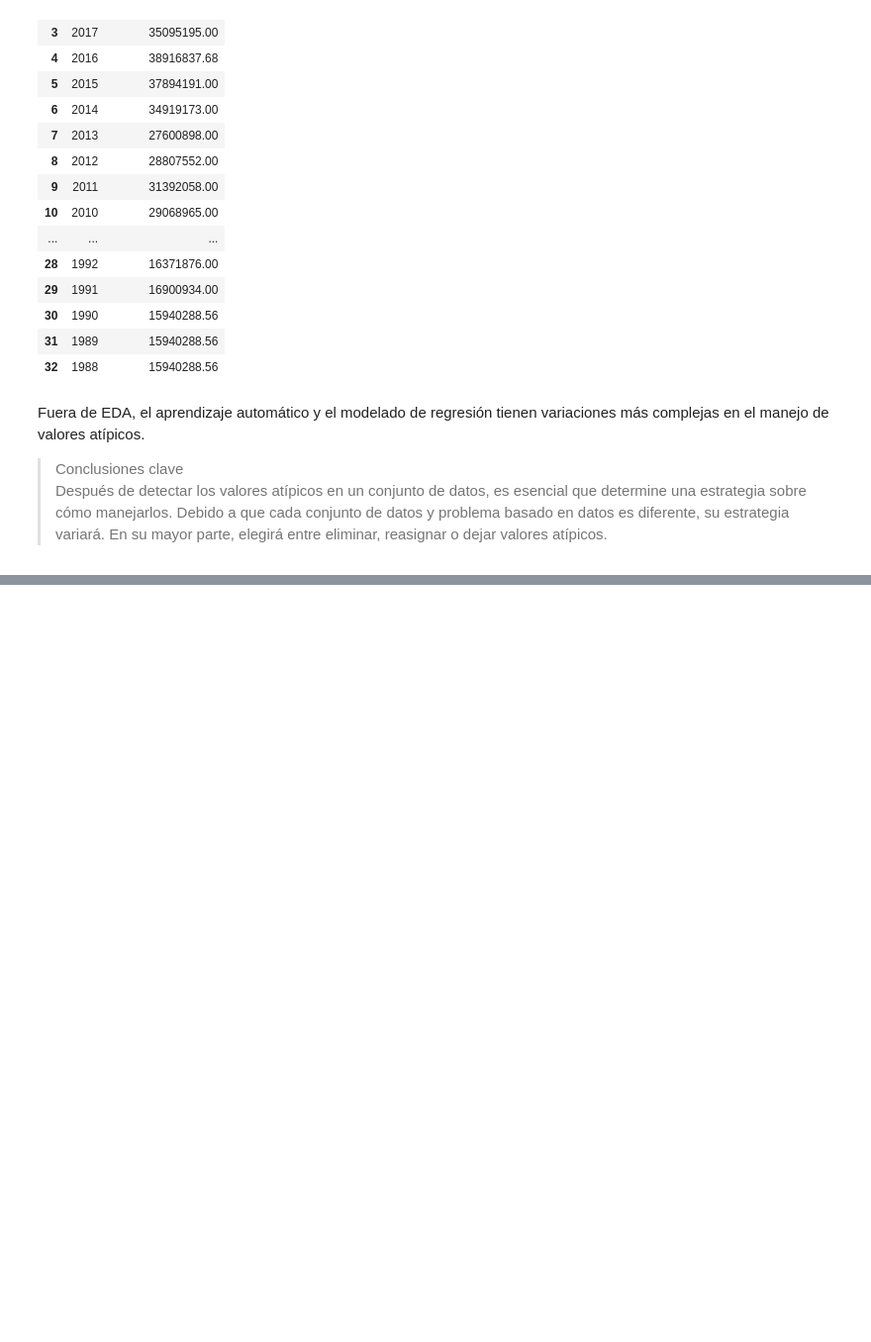
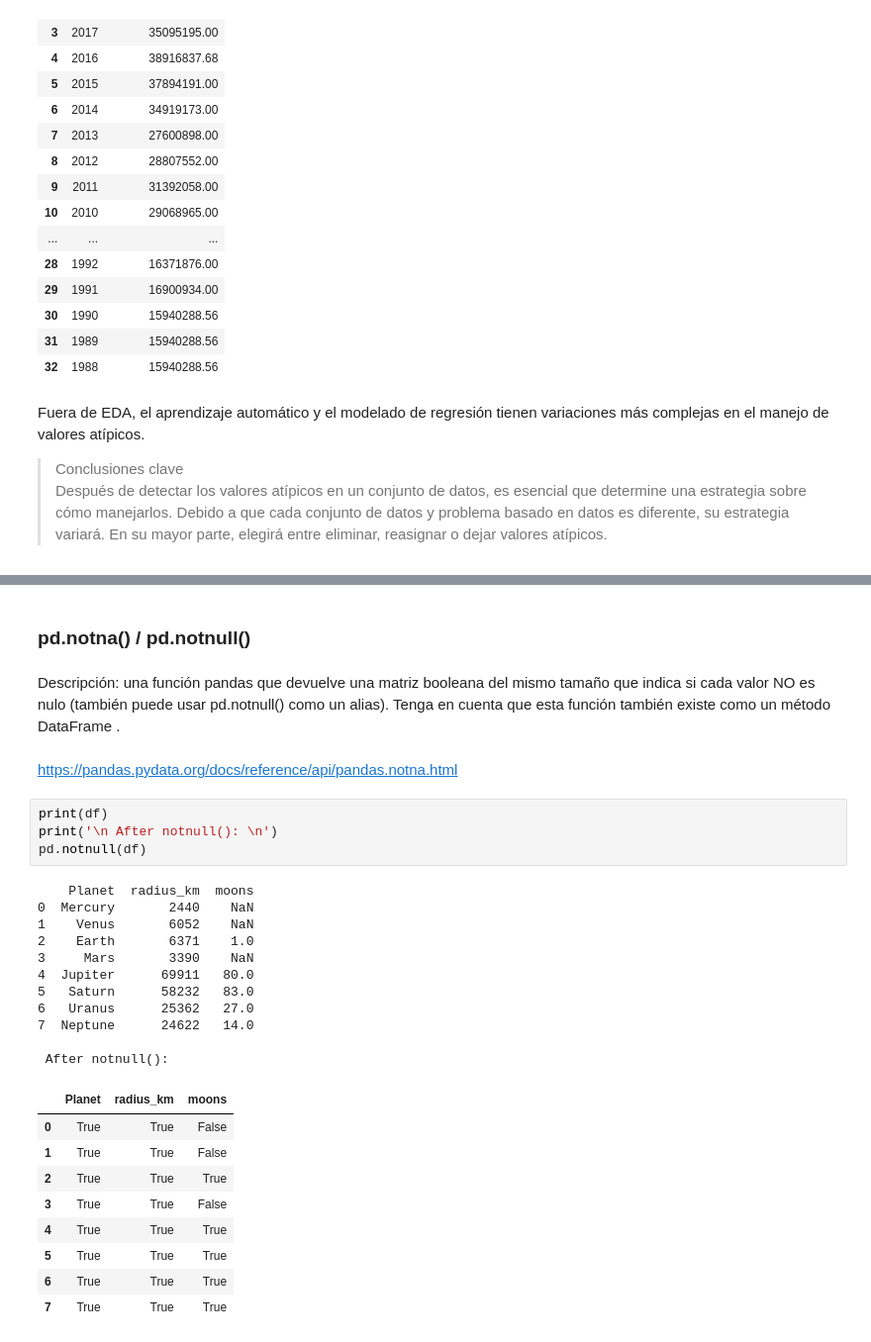
Before and after one commit to emipaz/Analisis-Datos-GADA, a Jupyter notebook: Curso_3/semana_3/Cómo manejar los valores atípicos.ipynb, the cells around one changed output, grey strips where cells are left out. Shown: that part at 99% size. Saved outputs shown, nothing was run; the diff lists cells and outputs as text; blank space fills up the shorter version.

```diff
--- a/Curso_3/semana_3/Cómo manejar los valores atípicos.ipynb
+++ b/Curso_3/semana_3/Cómo manejar los valores atípicos.ipynb
@@ -191,0 +304,31 @@ Después de detectar los valores atípicos en un conjunto de datos, es esencial
+# %% [markdown]
+### pd.notna() / pd.notnull()
+# %% [markdown]
+Descripción: una función pandas que devuelve una matriz booleana del mismo tamaño que indica si cada valor NO es nulo (también puede usar pd.notnull() como un alias). Tenga en cuenta que esta función también existe como un método DataFrame .
+# %% [markdown]
+https://pandas.pydata.org/docs/reference/api/pandas.notna.html
+# %%
+print(df)
+print('\n After notnull(): \n')
+pd.notnull(df)
+# %% [output]
+    Planet  radius_km  moons
+0  Mercury       2440    NaN
+1    Venus       6052    NaN
+2    Earth       6371    1.0
+3     Mars       3390    NaN
+4  Jupiter      69911   80.0
+5   Saturn      58232   83.0
+6   Uranus      25362   27.0
+7  Neptune      24622   14.0
+
+ After notnull():
+|  | Planet | radius_km | moons |
+| 0 | True | True | False |
+| 1 | True | True | False |
+| 2 | True | True | True |
+| 3 | True | True | False |
+| 4 | True | True | True |
+| 5 | True | True | True |
+| 6 | True | True | True |
+| 7 | True | True | True |
```
Also changed, not shown: parts of 47 cells of this notebook, 1 other file.
